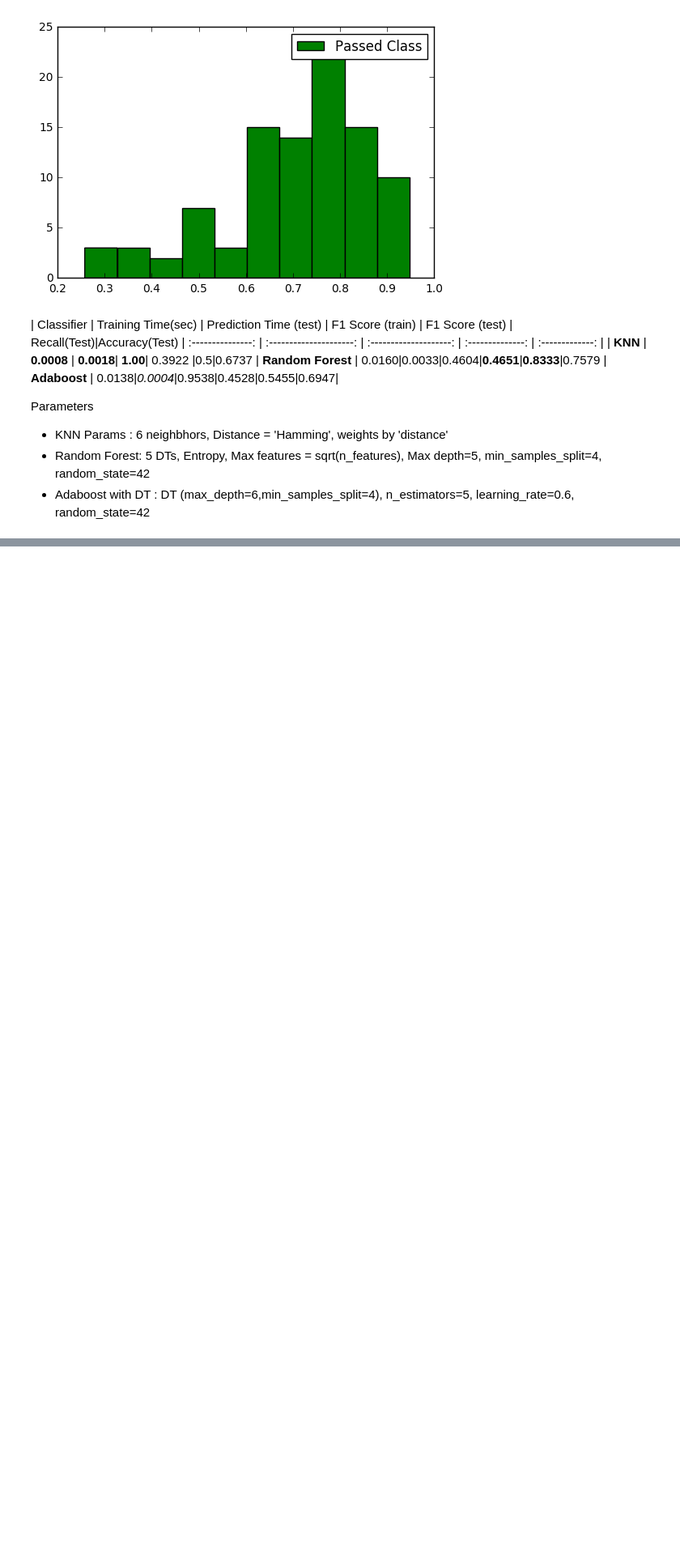
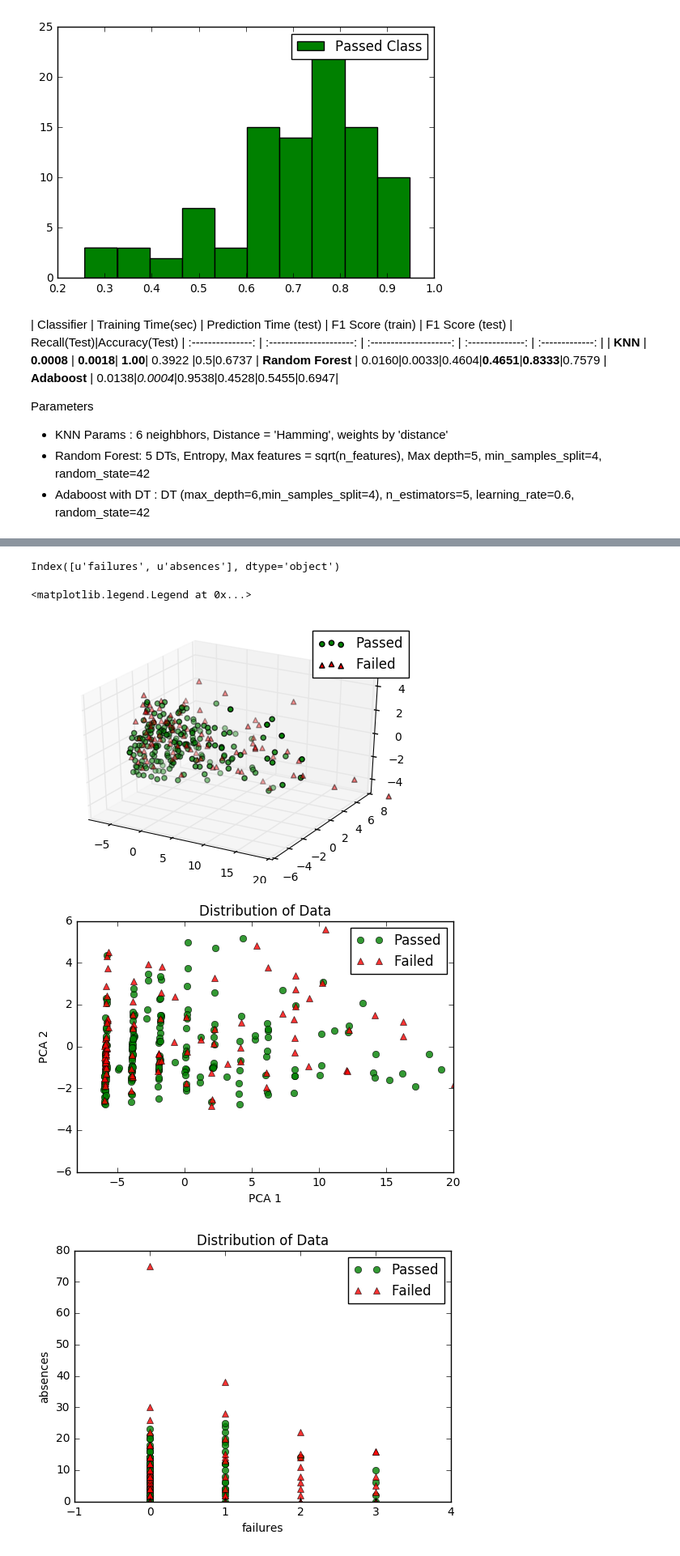
Before and after one commit to shelleygoel/machine-learning, a Jupyter notebook: projects/student_intervention/Ensemble Methods.ipynb, the cells around one changed output, grey strips where cells are left out. Shown at 81% size. Saved outputs shown, nothing was run; the diff lists cells and outputs as text; code cells hidden in the pictures; blank space fills up the shorter version.

Commit message:
added data figures

```diff
--- a/projects/student_intervention/Ensemble Methods.ipynb
+++ b/projects/student_intervention/Ensemble Methods.ipynb
@@ -292,12 +292,12 @@ clf_rf = RandomForestClassifier(n_estimators=5, \
                                 criterion='entropy',\
                                 max_features="sqrt", max_depth=5, min_samples_split=4, random_state=42)
                                #class_weight="balanced")
-clf_rf = classifier(clf_rf, recall_score)
+clf_rf = classifier(clf_rf, f1_score)
 clf_rf.train(features_train, labels_train)
 predictions = clf_rf.predict(features_train, features_test)
 clf_rf.get_error(features_train, labels_train, test=False)
 clf_rf.get_error(features_test, labels_test)
-clf_rf.get_report(metric="Recall")
+clf_rf.get_report(metric="F1")
 
 
 ## ROC curve
@@ -345,10 +345,11 @@ from sklearn.tree import DecisionTreeClassifier
 bdt = AdaBoostClassifier(DecisionTreeClassifier(max_depth=10, min_samples_split=3),algorithm='SAMME',\
                         n_estimators=15,learning_rate=0.6, random_state=42)
 
-clf_bdt = classifier(bdt, recall_score)
+clf_bdt = classifier(bdt, f1_score)
 clf_bdt.train(features_train, labels_train)
 predictions = clf_bdt.predict(features_train, features_test)
 clf_bdt.get_error(features_train, labels_train, test=False)
 clf_bdt.get_error(features_test, labels_test)
-clf_bdt.get_report(metric="Recall")
+clf_bdt.get_report(metric="F1")
+print(confusion_matrix(predictions[1],labels_test))
 # %% [output]
@@ -435,0 +375,50 @@ Index([u'age', u'Medu', u'Fedu', u'traveltime', u'studytime', u'failures',
+# %%
+## Decision boundaries
+from sklearn.decomposition import PCA
+pca_decomp = PCA(n_components=3)
+features_train_pca = pca_decomp.fit_transform(features_train)
+features_passed = features_train_pca[labels_train.values==0,:]
+features_failed = features_train_pca[labels_train.values==1,:]
+%matplotlib inline
+from mpl_toolkits.mplot3d import Axes3D
+fig = plt.figure()
+ax = fig.add_subplot(111,projection='3d')
+ax.scatter(features_passed[:,0], features_passed[:,1], features_passed[:,2],marker='o',c='g',label='Passed')
+ax.scatter(features_failed[:,0], features_failed[:,1], features_failed[:,2],marker='^',c='r',label='Failed')
+ax.set_xlim([-8,20])
+ax.legend(loc=0)
+
+plt.figure(2)
+plt.plot(features_passed[:,0], features_passed[:,1],marker='o',color='g', ls='',label='Passed',alpha=0.8)
+
+plt.plot(features_failed[:,0], features_failed[:,1],marker='^',color='r', lw='2',ls='',label='Failed',alpha=0.8)
+plt.xlim([-8,20])
+plt.xlabel('PCA 1')
+plt.ylabel('PCA 2')
+plt.title("Distribution of Data")
+
+plt.legend(loc=0)
+
+from sklearn.feature_selection import SelectKBest, chi2
+kbest = SelectKBest(score_func=chi2, k=2)
+kbest.fit(features_train,labels_train)
+kindx = kbest.get_support(indices=True)
+plt.figure(3)
+print(features_train.columns[kindx])
+features_passed = features_train.iloc[labels_train.values==0,kindx]
+features_failed = features_train.iloc[labels_train.values==1,kindx]
+plt.plot(features_passed.iloc[:,0], features_passed.iloc[:,1],marker='o',color='g', ls='',label='Passed',alpha=0.8)
+
+plt.plot(features_failed.iloc[:,0], features_failed.iloc[:,1],marker='^',color='r', lw='2',ls='',label='Failed',alpha=0.8)
+
+plt.title("Distribution of Data")
+plt.xlabel(features_train.columns[kindx[0]])
+plt.ylabel(features_train.columns[kindx[1]])
+plt.xlim([-1,4])
+plt.legend(loc=0)
+# %% [output]
+Index([u'failures', u'absences'], dtype='object')
+<matplotlib.legend.Legend at 0x...>
+[figure, added]
+[figure, added]
+[figure, added]
```
Also changed, not shown: parts of 14 cells of this notebook.
